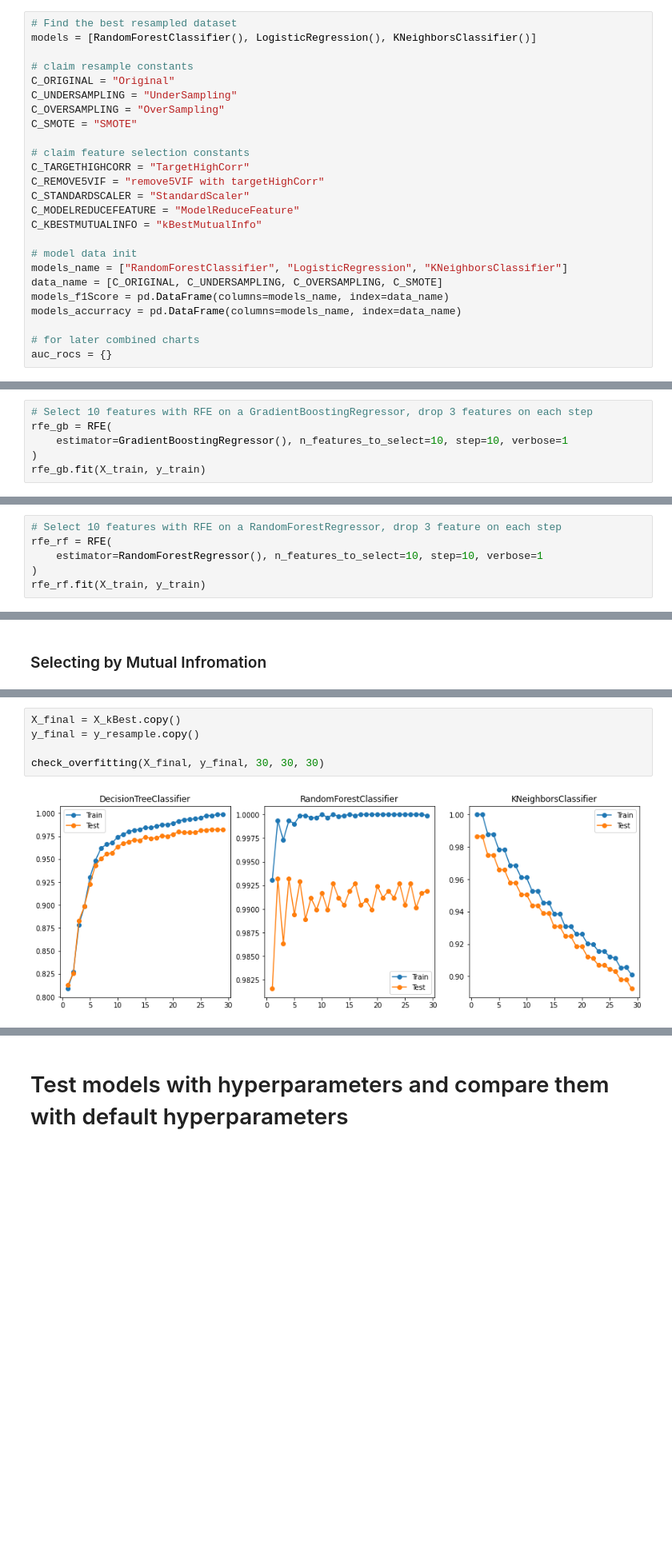
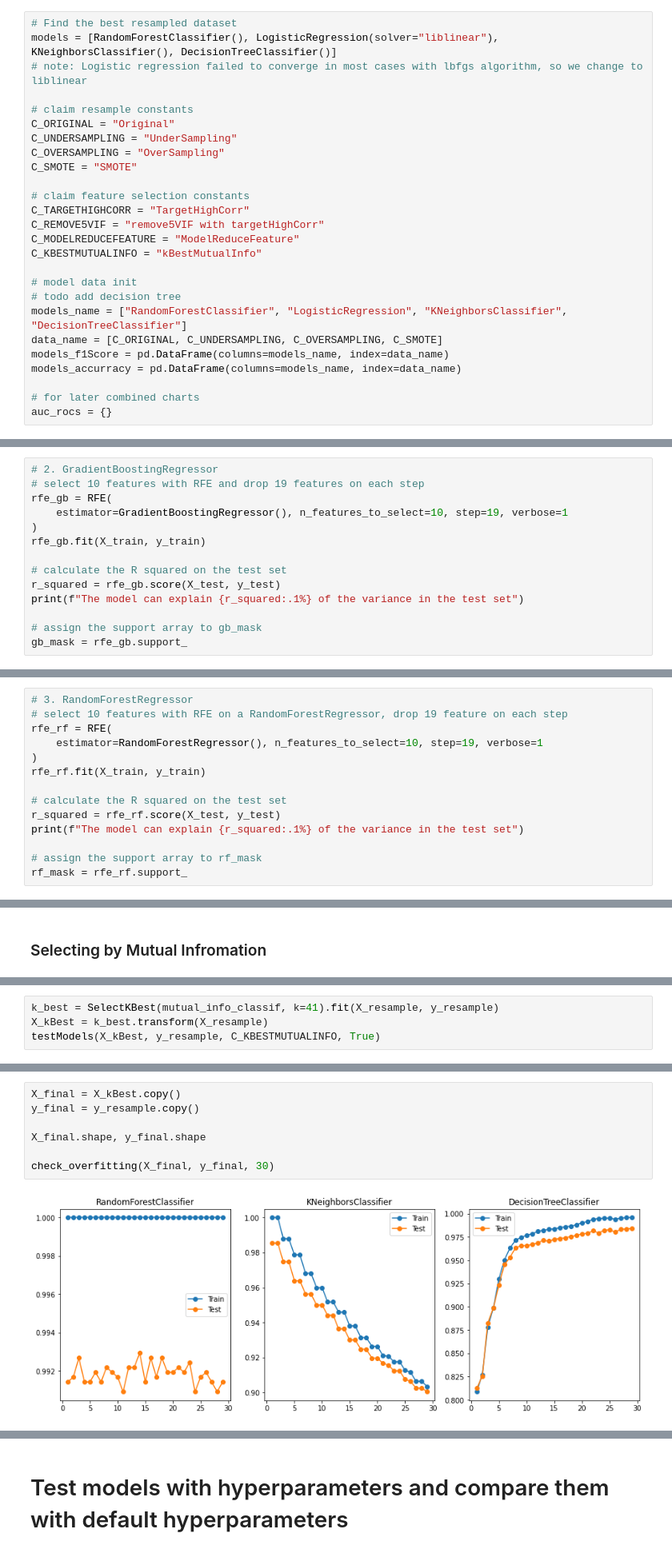
Before and after one commit to gg41825/ml-group-project, a Jupyter notebook: Bankruptcy_Jan20_combined.ipynb, the cells around one changed output, grey strips where cells are left out. Shown at 80% size. Cells and saved outputs as stored; diff of their text form; blank space fills up the shorter version.

Commit message:
add decision tree, check_overfitting modify

```diff
--- a/Bankruptcy_Jan20_combined.ipynb
+++ b/Bankruptcy_Jan20_combined.ipynb
@@ -133,7 +133,8 @@ plt.show()
   3. SMOTE (Synthetic Minority Oversampling Technique):</br>SMOTE selects the data points of the minority class in feature space to draw a line between those points and generate new points along with the line. Thus this technique synthesizes new data points for minority class and oversample that class.</br>This is the most effective method for oversampling.
 # %%
 # Find the best resampled dataset
-models = [RandomForestClassifier(), LogisticRegression(), KNeighborsClassifier()]
+models = [RandomForestClassifier(), LogisticRegression(solver="liblinear"), KNeighborsClassifier(), DecisionTreeClassifier()]
+# note: Logistic regression failed to converge in most cases with lbfgs algorithm, so we change to liblinear
 
 # claim resample constants
 C_ORIGINAL = "Original"
@@ -144,12 +145,12 @@ C_SMOTE = "SMOTE"
 # claim feature selection constants
 C_TARGETHIGHCORR = "TargetHighCorr"
 C_REMOVE5VIF = "remove5VIF with targetHighCorr"
-C_STANDARDSCALER = "StandardScaler"
 C_MODELREDUCEFEATURE = "ModelReduceFeature"
 C_KBESTMUTUALINFO = "kBestMutualInfo"
 
 # model data init
-models_name = ["RandomForestClassifier", "LogisticRegression", "KNeighborsClassifier"]
+# todo add decision tree
+models_name = ["RandomForestClassifier", "LogisticRegression", "KNeighborsClassifier", "DecisionTreeClassifier"]
 data_name = [C_ORIGINAL, C_UNDERSAMPLING, C_OVERSAMPLING, C_SMOTE]
 models_f1Score = pd.DataFrame(columns=models_name, index=data_name)
 models_accurracy = pd.DataFrame(columns=models_name, index=data_name)
@@ -436,8 +415,16 @@ The model explains 8.5% of the test set variance
 # %%
-# Select 10 features with RFE on a GradientBoostingRegressor, drop 3 features on each step
+# 2. GradientBoostingRegressor
+# select 10 features with RFE and drop 19 features on each step
 rfe_gb = RFE(
-    estimator=GradientBoostingRegressor(), n_features_to_select=10, step=10, verbose=1
+    estimator=GradientBoostingRegressor(), n_features_to_select=10, step=19, verbose=1
 )
 rfe_gb.fit(X_train, y_train)
+
+# calculate the R squared on the test set
+r_squared = rfe_gb.score(X_test, y_test)
+print(f"The model can explain {r_squared:.1%} of the variance in the test set")
+
+# assign the support array to gb_mask
+gb_mask = rfe_gb.support_
 # %% [output]
 Fitting estimator with 95 features.
@@ -463,8 +438,16 @@ The model can explain 79.8% of the variance in the test set
 # %%
-# Select 10 features with RFE on a RandomForestRegressor, drop 3 feature on each step
+# 3. RandomForestRegressor
+# select 10 features with RFE on a RandomForestRegressor, drop 19 feature on each step
 rfe_rf = RFE(
-    estimator=RandomForestRegressor(), n_features_to_select=10, step=10, verbose=1
+    estimator=RandomForestRegressor(), n_features_to_select=10, step=19, verbose=1
 )
 rfe_rf.fit(X_train, y_train)
+
+# calculate the R squared on the test set
+r_squared = rfe_rf.score(X_test, y_test)
+print(f"The model can explain {r_squared:.1%} of the variance in the test set")
+
+# assign the support array to rf_mask
+rf_mask = rfe_rf.support_
 # %% [output]
 Fitting estimator with 95 features.
@@ -553,0 +514,4 @@ Please also refer to the documentation for alternative solver options:
+# %%
+k_best = SelectKBest(mutual_info_classif, k=41).fit(X_resample, y_resample)
+X_kBest = k_best.transform(X_resample)
+testModels(X_kBest, y_resample, C_KBESTMUTUALINFO, True)
@@ -667,7 +604,9 @@ def check_overfitting(X, y, estimatorsMax, neighborsMax, depthsMax):
 # %%
 X_final = X_kBest.copy()
 y_final = y_resample.copy()
 
-check_overfitting(X_final, y_final, 30, 30, 30)
+X_final.shape, y_final.shape
+
+check_overfitting(X_final, y_final, 30)
 # %% [output]
-[figure, old version]
+[figure, new version]
```
Also changed, not shown: parts of 46 cells of this notebook.
